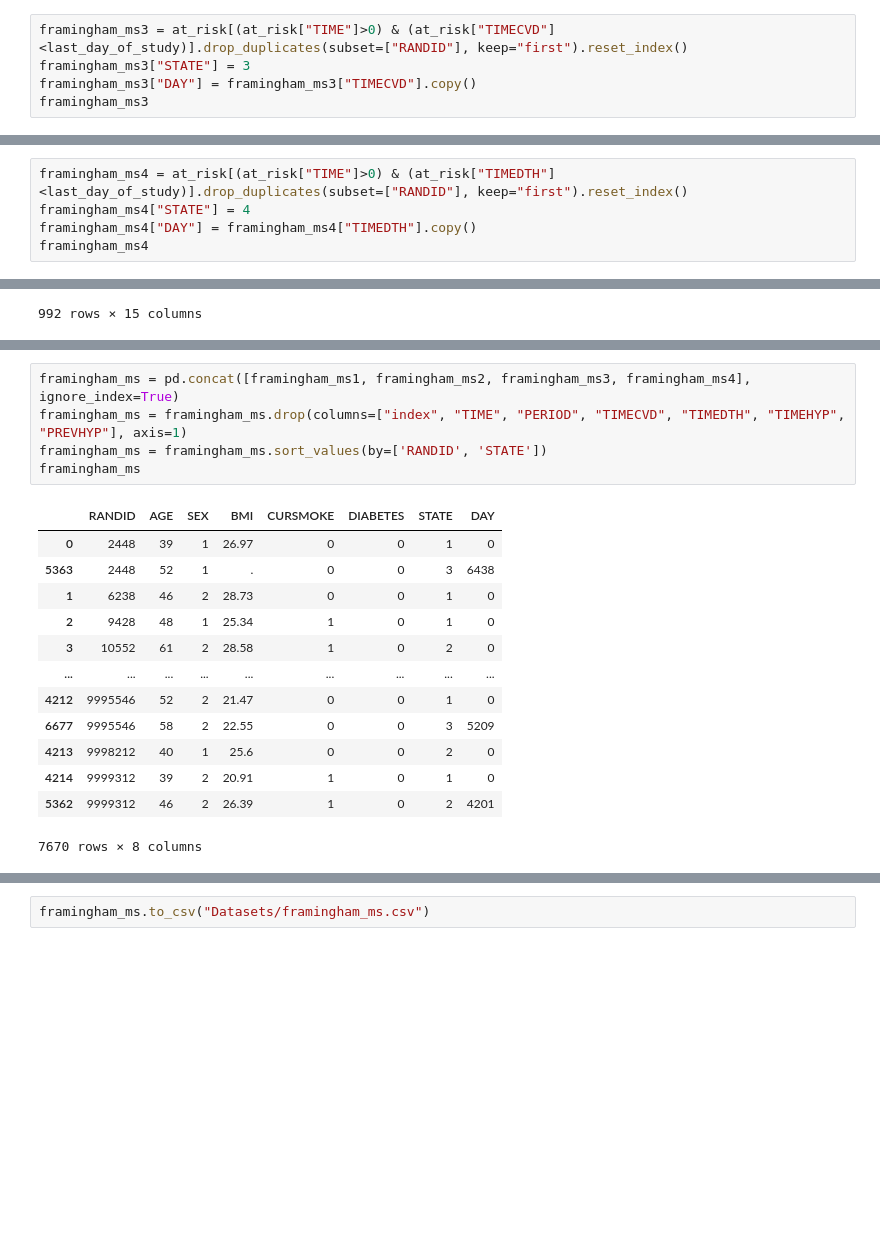
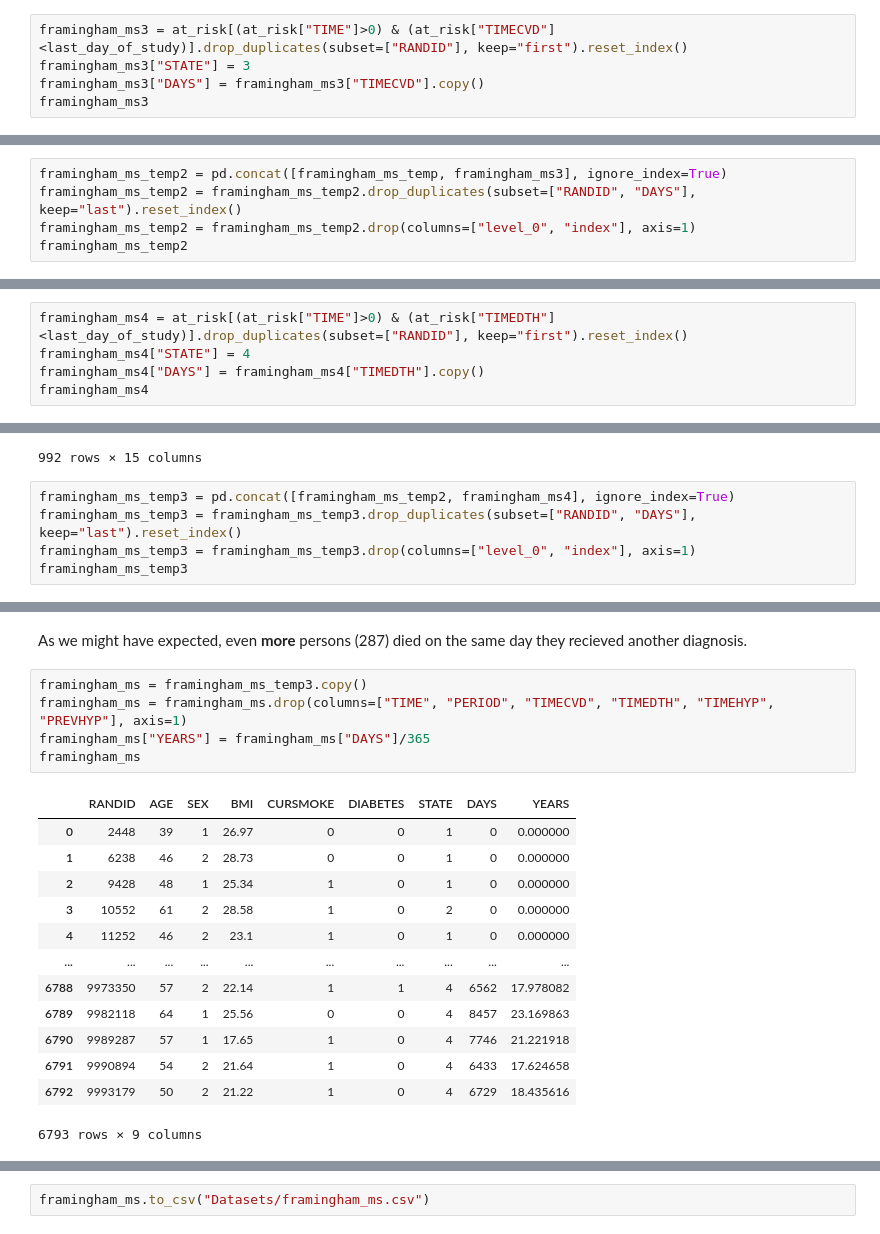
Before and after one commit to krashr-ds/framingham-ms, a Jupyter notebook: FraminghamReshaping.ipynb, the cells around one changed output, grey strips where cells are left out. Saved outputs shown, nothing was run; the diff lists cells and outputs as text; blank space fills up the shorter version.

Commit message:
Created 4 state Markov model using reshaped Framingham data and msm package

```diff
--- a/FraminghamReshaping.ipynb
+++ b/FraminghamReshaping.ipynb
@@ -234,7 +271,7 @@ framingham_ms2
 # %%
 framingham_ms3 = at_risk[(at_risk["TIME"]>0) & (at_risk["TIMECVD"]<last_day_of_study)].drop_duplicates(subset=["RANDID"], keep="first").reset_index()
 framingham_ms3["STATE"] = 3
-framingham_ms3["DAY"] = framingham_ms3["TIMECVD"].copy()
+framingham_ms3["DAYS"] = framingham_ms3["TIMECVD"].copy()
 framingham_ms3
 # %% [output]
 |  | index | RANDID | TIME | PERIOD | TIMECVD | TIMEDTH | TIMEHYP | PREVHYP | AGE | SEX | BMI | ... |
@@ -250,3 +287,8 @@ framingham_ms3
 | 1313 | 11617 | 9993179 | 2226 | 2 | 6729 | 6729 | 4396 | 0 | 50 | 2 | 21.22 | ... |
 | 1314 | 11620 | 9995546 | 2186 | 2 | 5209 | 8766 | 735 | 1 | 58 | 2 | 22.55 | ... |
 1315 rows × 15 columns
+# %%
+framingham_ms_temp2 = pd.concat([framingham_ms_temp, framingham_ms3], ignore_index=True)
+framingham_ms_temp2 = framingham_ms_temp2.drop_duplicates(subset=["RANDID", "DAYS"], keep="last").reset_index()
+framingham_ms_temp2 = framingham_ms_temp2.drop(columns=["level_0", "index"], axis=1)
+framingham_ms_temp2
@@ -253,7 +315,7 @@ framingham_ms3
 # %%
 framingham_ms4 = at_risk[(at_risk["TIME"]>0) & (at_risk["TIMEDTH"]<last_day_of_study)].drop_duplicates(subset=["RANDID"], keep="first").reset_index()
 framingham_ms4["STATE"] = 4
-framingham_ms4["DAY"] = framingham_ms4["TIMEDTH"].copy()
+framingham_ms4["DAYS"] = framingham_ms4["TIMEDTH"].copy()
 framingham_ms4
 # %% [output]
 |  | index | RANDID | TIME | PERIOD | TIMECVD | TIMEDTH | TIMEHYP | PREVHYP | AGE | SEX | BMI | ... |
@@ -269,3 +331,8 @@ framingham_ms4
 | 990 | 11614 | 9990894 | 2219 | 2 | 6433 | 6433 | 2219 | 1 | 54 | 2 | 21.64 | ... |
 | 991 | 11617 | 9993179 | 2226 | 2 | 6729 | 6729 | 4396 | 0 | 50 | 2 | 21.22 | ... |
 992 rows × 15 columns
+# %%
+framingham_ms_temp3 = pd.concat([framingham_ms_temp2, framingham_ms4], ignore_index=True)
+framingham_ms_temp3 = framingham_ms_temp3.drop_duplicates(subset=["RANDID", "DAYS"], keep="last").reset_index()
+framingham_ms_temp3 = framingham_ms_temp3.drop(columns=["level_0", "index"], axis=1)
+framingham_ms_temp3
@@ -272,19 +353,21 @@ framingham_ms4
+# %% [markdown]
+As we might have expected, even **more** persons (287) died on the same day they recieved another diagnosis.
 # %%
-framingham_ms = pd.concat([framingham_ms1, framingham_ms2, framingham_ms3, framingham_ms4], ignore_index=True)
-framingham_ms = framingham_ms.drop(columns=["index", "TIME", "PERIOD", "TIMECVD", "TIMEDTH", "TIMEHYP", "PREVHYP"], axis=1)
-framingham_ms = framingham_ms.sort_values(by=['RANDID', 'STATE'])
+framingham_ms = framingham_ms_temp3.copy()
+framingham_ms = framingham_ms.drop(columns=["TIME", "PERIOD", "TIMECVD", "TIMEDTH", "TIMEHYP", "PREVHYP"], axis=1)
+framingham_ms["YEARS"] = framingham_ms["DAYS"]/365
 framingham_ms
 # %% [output]
-|  | RANDID | AGE | SEX | BMI | CURSMOKE | DIABETES | STATE | DAY |
-| 0 | 2448 | 39 | 1 | 26.97 | 0 | 0 | 1 | 0 |
-| 5363 | 2448 | 52 | 1 | . | 0 | 0 | 3 | 6438 |
-| 1 | 6238 | 46 | 2 | 28.73 | 0 | 0 | 1 | 0 |
-| 2 | 9428 | 48 | 1 | 25.34 | 1 | 0 | 1 | 0 |
-| 3 | 10552 | 61 | 2 | 28.58 | 1 | 0 | 2 | 0 |
-| ... | ... | ... | ... | ... | ... | ... | ... | ... |
-| 4212 | 9995546 | 52 | 2 | 21.47 | 0 | 0 | 1 | 0 |
-| 6677 | 9995546 | 58 | 2 | 22.55 | 0 | 0 | 3 | 5209 |
-| 4213 | 9998212 | 40 | 1 | 25.6 | 0 | 0 | 2 | 0 |
-| 4214 | 9999312 | 39 | 2 | 20.91 | 1 | 0 | 1 | 0 |
-| 5362 | 9999312 | 46 | 2 | 26.39 | 1 | 0 | 2 | 4201 |
+|  | RANDID | AGE | SEX | BMI | CURSMOKE | DIABETES | STATE | DAYS | YEARS |
+| 0 | 2448 | 39 | 1 | 26.97 | 0 | 0 | 1 | 0 | 0.000000 |
+| 1 | 6238 | 46 | 2 | 28.73 | 0 | 0 | 1 | 0 | 0.000000 |
+| 2 | 9428 | 48 | 1 | 25.34 | 1 | 0 | 1 | 0 | 0.000000 |
+| 3 | 10552 | 61 | 2 | 28.58 | 1 | 0 | 2 | 0 | 0.000000 |
+| 4 | 11252 | 46 | 2 | 23.1 | 1 | 0 | 1 | 0 | 0.000000 |
+| ... | ... | ... | ... | ... | ... | ... | ... | ... | ... |
+| 6788 | 9973350 | 57 | 2 | 22.14 | 1 | 1 | 4 | 6562 | 17.978082 |
+| 6789 | 9982118 | 64 | 1 | 25.56 | 0 | 0 | 4 | 8457 | 23.169863 |
+| 6790 | 9989287 | 57 | 1 | 17.65 | 1 | 0 | 4 | 7746 | 21.221918 |
+| 6791 | 9990894 | 54 | 2 | 21.64 | 1 | 0 | 4 | 6433 | 17.624658 |
+| 6792 | 9993179 | 50 | 2 | 21.22 | 1 | 0 | 4 | 6729 | 18.435616 |
-7670 rows × 8 columns
+6793 rows × 9 columns
```
Also changed, not shown: parts of 16 cells of this notebook, 1 other file.
